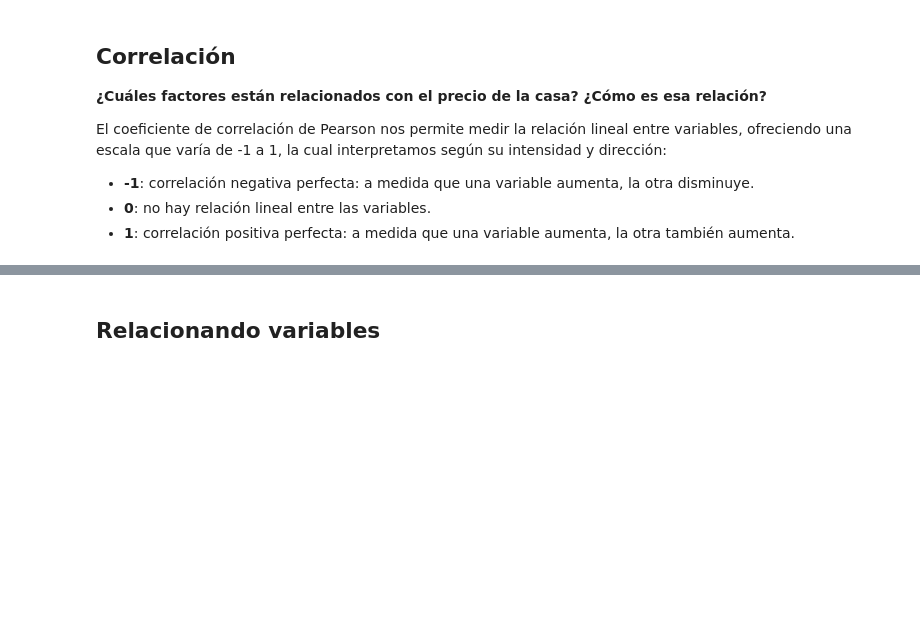
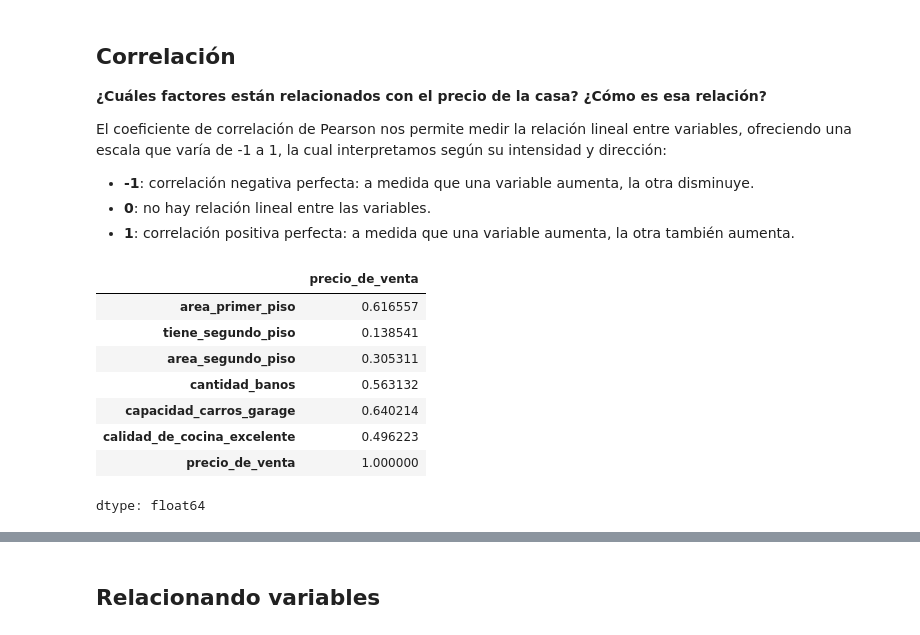
Before and after one commit to lukitasmois/2145-data-science-probando-relaciones-con-regresion-lineal, a Jupyter notebook: precios_de_inmuebles_regresion_lineal.ipynb, the cells around one changed output, grey strips where cells are left out. Drawn from its saved outputs; the diff is of its cells as text; code cells hidden in the pictures; blank space fills up the shorter version.

```diff
--- a/precios_de_inmuebles_regresion_lineal.ipynb
+++ b/precios_de_inmuebles_regresion_lineal.ipynb
@@ -74,0 +73,12 @@ El coeficiente de correlación de Pearson nos permite medir la relación lineal
+# %%
+corr['precio_de_venta']
+# %% [output]
+|  | precio_de_venta |
+| area_primer_piso | 0.616557 |
+| tiene_segundo_piso | 0.138541 |
+| area_segundo_piso | 0.305311 |
+| cantidad_banos | 0.563132 |
+| capacidad_carros_garage | 0.640214 |
+| calidad_de_cocina_excelente | 0.496223 |
+| precio_de_venta | 1.000000 |
+dtype: float64
```
Also changed, not shown: parts of 3 cells of this notebook.
